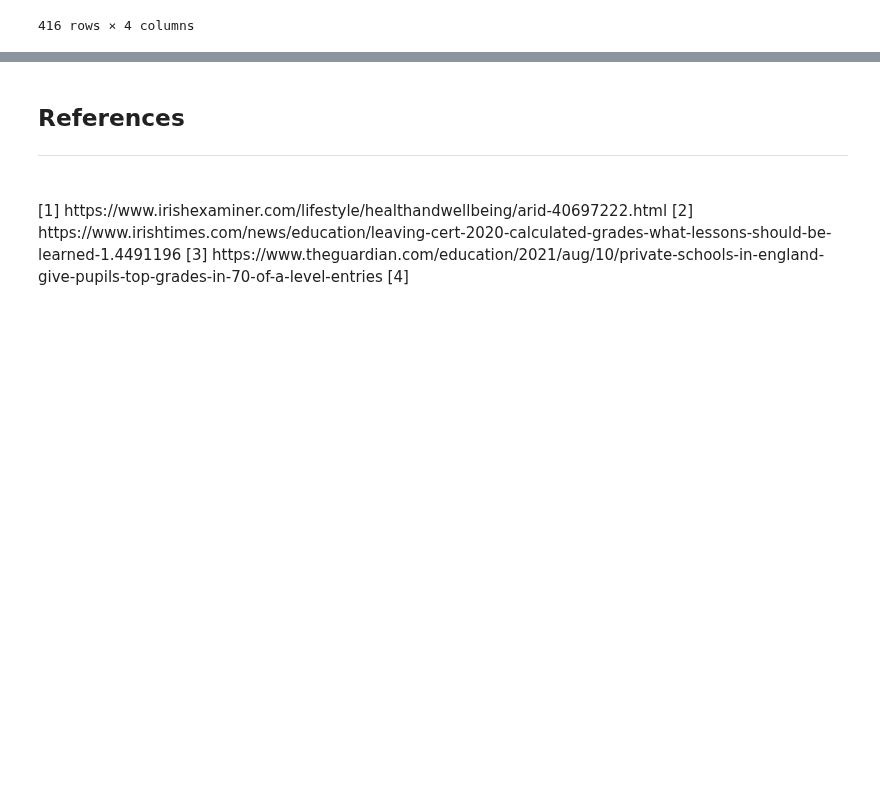
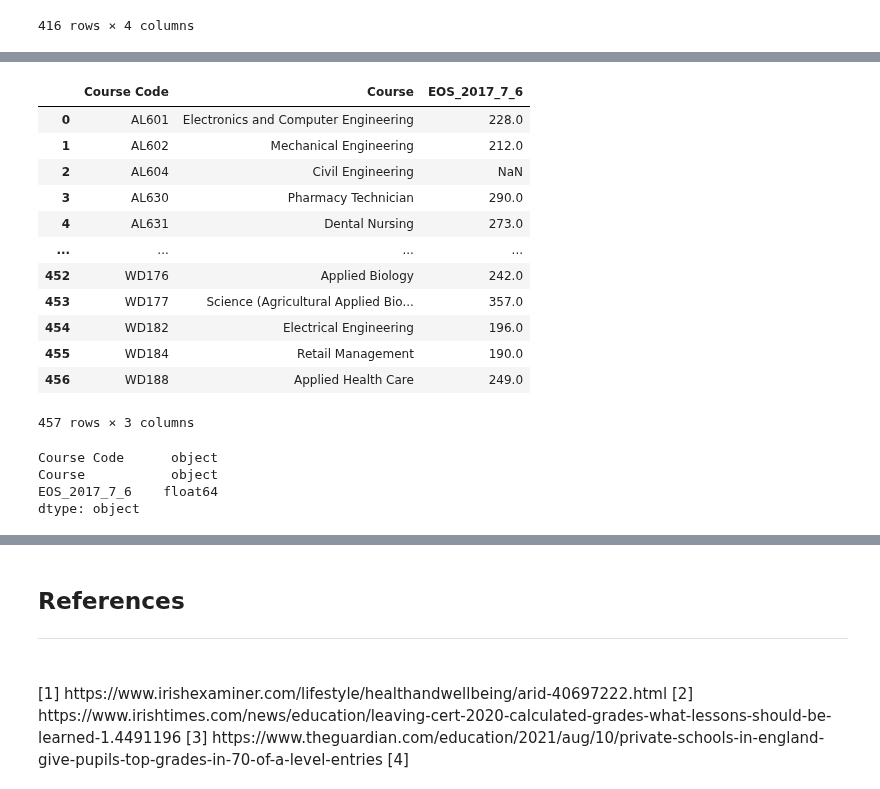
Before and after one commit to G00398275/FODA2021, a Jupyter notebook: cao.ipynb, the cells around one changed output, grey strips where cells are left out. Saved outputs shown, nothing was run; the diff lists cells and outputs as text; code cells hidden in the pictures; blank space fills up the shorter version.

```diff
--- a/cao.ipynb
+++ b/cao.ipynb
@@ -2105,0 +2281,26 @@ df2021_7_6
+# %%
+# Loading 2017 Levels 7 and 6 csv file
+df2017_l7_6 = pd.read_csv('data/cao2017_l7_6_20211130_215000.csv', sep = ',',
+                    usecols = [0,1,2])
+df2017_l7_6
+# %% [output]
+|  | Course Code | Course | EOS_2017_7_6 |
+| 0 | AL601 | Electronics and Computer Engineering | 228.0 |
+| 1 | AL602 | Mechanical Engineering | 212.0 |
+| 2 | AL604 | Civil Engineering | NaN |
+| 3 | AL630 | Pharmacy Technician | 290.0 |
+| 4 | AL631 | Dental Nursing | 273.0 |
+| ... | ... | ... | ... |
+| 452 | WD176 | Applied Biology | 242.0 |
+| 453 | WD177 | Science (Agricultural Applied Bio... | 357.0 |
+| 454 | WD182 | Electrical Engineering | 196.0 |
+| 455 | WD184 | Retail Management | 190.0 |
+| 456 | WD188 | Applied Health Care | 249.0 |
+457 rows × 3 columns
+# %%
+df2017_l7_6.dtypes
+# %% [output]
+Course Code      object
+Course           object
+EOS_2017_7_6    float64
+dtype: object
```
Also changed, not shown: parts of 31 cells of this notebook, 44 other files.
